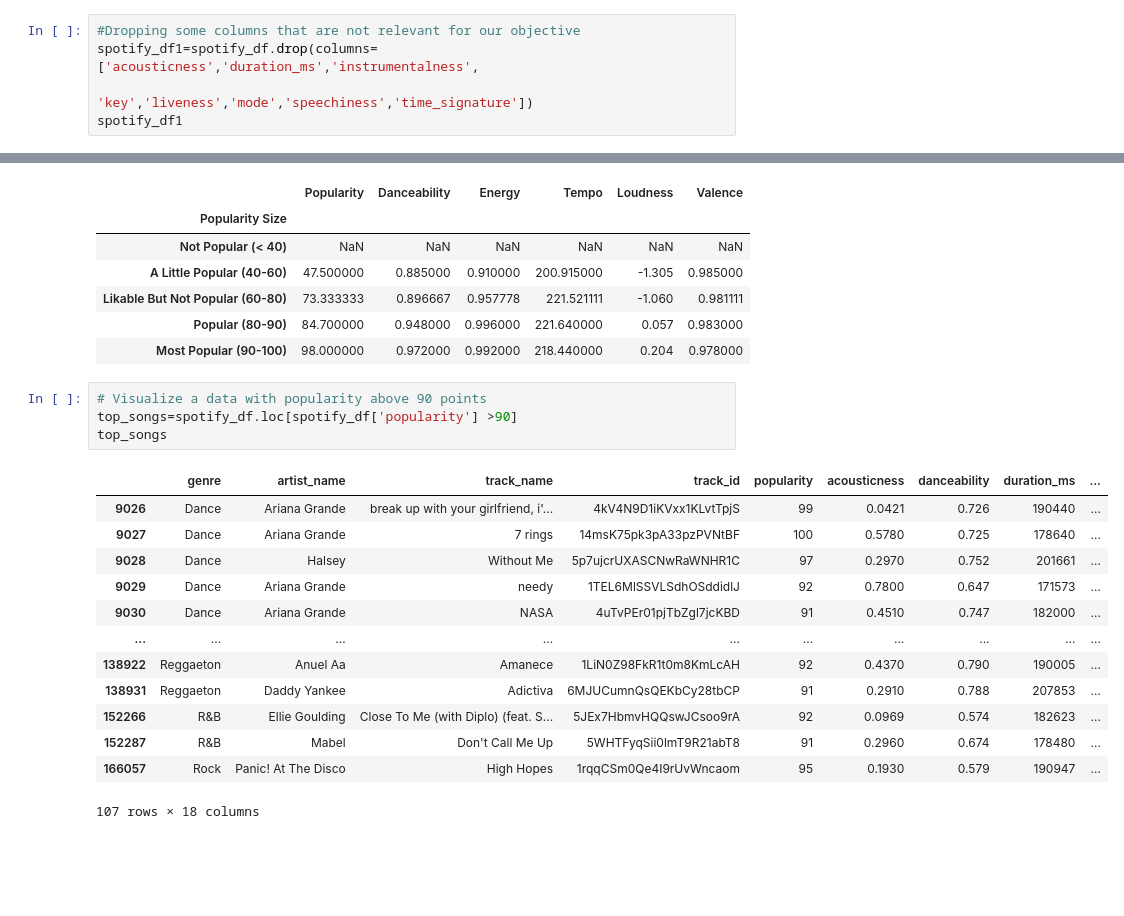
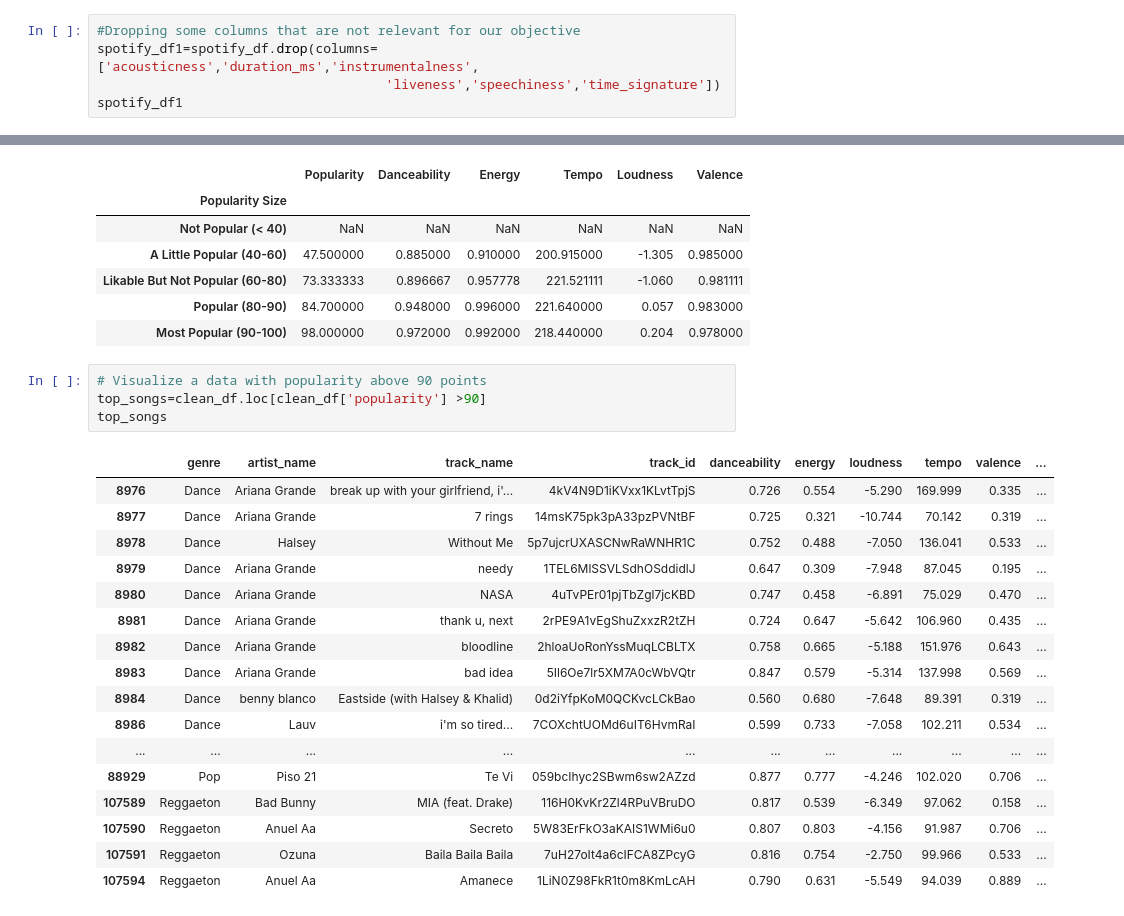
Before and after one commit to zsvorenova/Group_Three, a Jupyter notebook: Spotify_jill.ipynb, the cells around one changed output, grey strips where cells are left out. Saved outputs shown, nothing was run; the diff lists cells and outputs as text; blank space fills up the shorter version.

```diff
--- a/Spotify_jill.ipynb
+++ b/Spotify_jill.ipynb
@@ -25,6 +25,6 @@ spotify_df.head()
 # %%
 #Dropping some columns that are not relevant for our objective
 spotify_df1=spotify_df.drop(columns=['acousticness','duration_ms','instrumentalness',
-                                     'key','liveness','mode','speechiness','time_signature'])
+                                     'liveness','speechiness','time_signature'])
 spotify_df1
 # %% [output]
@@ -317,19 +337,23 @@ summary_by_popularity_size
 | Most Popular (90-100) | 98.000000 | 0.972000 | 0.992000 | 218.440000 | 0.204 | 0.978000 |
 # %%
 # Visualize a data with popularity above 90 points
-top_songs=spotify_df.loc[spotify_df['popularity'] >90]
+top_songs=clean_df.loc[clean_df['popularity'] >90]
 top_songs
 # %% [output]
-|  | genre | artist_name | track_name | track_id | popularity | acousticness | danceability | duration_ms | ... |
-| 9026 | Dance | Ariana Grande | break up with your girlfriend, i'... | 4kV4N9D1iKVxx1KLvtTpjS | 99 | 0.0421 | 0.726 | 190440 | ... |
-| 9027 | Dance | Ariana Grande | 7 rings | 14msK75pk3pA33pzPVNtBF | 100 | 0.5780 | 0.725 | 178640 | ... |
-| 9028 | Dance | Halsey | Without Me | 5p7ujcrUXASCNwRaWNHR1C | 97 | 0.2970 | 0.752 | 201661 | ... |
-| 9029 | Dance | Ariana Grande | needy | 1TEL6MlSSVLSdhOSddidlJ | 92 | 0.7800 | 0.647 | 171573 | ... |
-| 9030 | Dance | Ariana Grande | NASA | 4uTvPEr01pjTbZgl7jcKBD | 91 | 0.4510 | 0.747 | 182000 | ... |
-| ... | ... | ... | ... | ... | ... | ... | ... | ... | ... |
-| 138922 | Reggaeton | Anuel Aa | Amanece | 1LiN0Z98FkR1t0m8KmLcAH | 92 | 0.4370 | 0.790 | 190005 | ... |
-| 138931 | Reggaeton | Daddy Yankee | Adictiva | 6MJUCumnQsQEKbCy28tbCP | 91 | 0.2910 | 0.788 | 207853 | ... |
-| 152266 | R&B | Ellie Goulding | Close To Me (with Diplo) (feat. S... | 5JEx7HbmvHQQswJCsoo9rA | 92 | 0.0969 | 0.574 | 182623 | ... |
-| 152287 | R&B | Mabel | Don't Call Me Up | 5WHTFyqSii0lmT9R21abT8 | 91 | 0.2960 | 0.674 | 178480 | ... |
-| 166057 | Rock | Panic! At The Disco | High Hopes | 1rqqCSm0Qe4I9rUvWncaom | 95 | 0.1930 | 0.579 | 190947 | ... |
+|  | genre | artist_name | track_name | track_id | danceability | energy | loudness | tempo | valence | ... |
+| 8976 | Dance | Ariana Grande | break up with your girlfriend, i'... | 4kV4N9D1iKVxx1KLvtTpjS | 0.726 | 0.554 | -5.290 | 169.999 | 0.335 | ... |
+| 8977 | Dance | Ariana Grande | 7 rings | 14msK75pk3pA33pzPVNtBF | 0.725 | 0.321 | -10.744 | 70.142 | 0.319 | ... |
+| 8978 | Dance | Halsey | Without Me | 5p7ujcrUXASCNwRaWNHR1C | 0.752 | 0.488 | -7.050 | 136.041 | 0.533 | ... |
+| 8979 | Dance | Ariana Grande | needy | 1TEL6MlSSVLSdhOSddidlJ | 0.647 | 0.309 | -7.948 | 87.045 | 0.195 | ... |
+| 8980 | Dance | Ariana Grande | NASA | 4uTvPEr01pjTbZgl7jcKBD | 0.747 | 0.458 | -6.891 | 75.029 | 0.470 | ... |
+| 8981 | Dance | Ariana Grande | thank u, next | 2rPE9A1vEgShuZxxzR2tZH | 0.724 | 0.647 | -5.642 | 106.960 | 0.435 | ... |
+| 8982 | Dance | Ariana Grande | bloodline | 2hloaUoRonYssMuqLCBLTX | 0.758 | 0.665 | -5.188 | 151.976 | 0.643 | ... |
+| 8983 | Dance | Ariana Grande | bad idea | 5Il6Oe7lr5XM7A0cWbVQtr | 0.847 | 0.579 | -5.314 | 137.998 | 0.569 | ... |
+| 8984 | Dance | benny blanco | Eastside (with Halsey & Khalid) | 0d2iYfpKoM0QCKvcLCkBao | 0.560 | 0.680 | -7.648 | 89.391 | 0.319 | ... |
+| 8986 | Dance | Lauv | i'm so tired... | 7COXchtUOMd6uIT6HvmRaI | 0.599 | 0.733 | -7.058 | 102.211 | 0.534 | ... |
+| ... | ... | ... | ... | ... | ... | ... | ... | ... | ... | ... |
+| 88929 | Pop | Piso 21 | Te Vi | 059bcIhyc2SBwm6sw2AZzd | 0.877 | 0.777 | -4.246 | 102.020 | 0.706 | ... |
+| 107589 | Reggaeton | Bad Bunny | MIA (feat. Drake) | 116H0KvKr2Zl4RPuVBruDO | 0.817 | 0.539 | -6.349 | 97.062 | 0.158 | ... |
+| 107590 | Reggaeton | Anuel Aa | Secreto | 5W83ErFkO3aKAIS1WMi6u0 | 0.807 | 0.803 | -4.156 | 91.987 | 0.706 | ... |
+| 107591 | Reggaeton | Ozuna | Baila Baila Baila | 7uH27oIt4a6cIFCA8ZPcyG | 0.816 | 0.754 | -2.750 | 99.966 | 0.533 | ... |
+| 107594 | Reggaeton | Anuel Aa | Amanece | 1LiN0Z98FkR1t0m8KmLcAH | 0.790 | 0.631 | -5.549 | 94.039 | 0.889 | ... |
-107 rows × 18 columns
```
Also changed, not shown: parts of 53 cells of this notebook, 26 other files.
